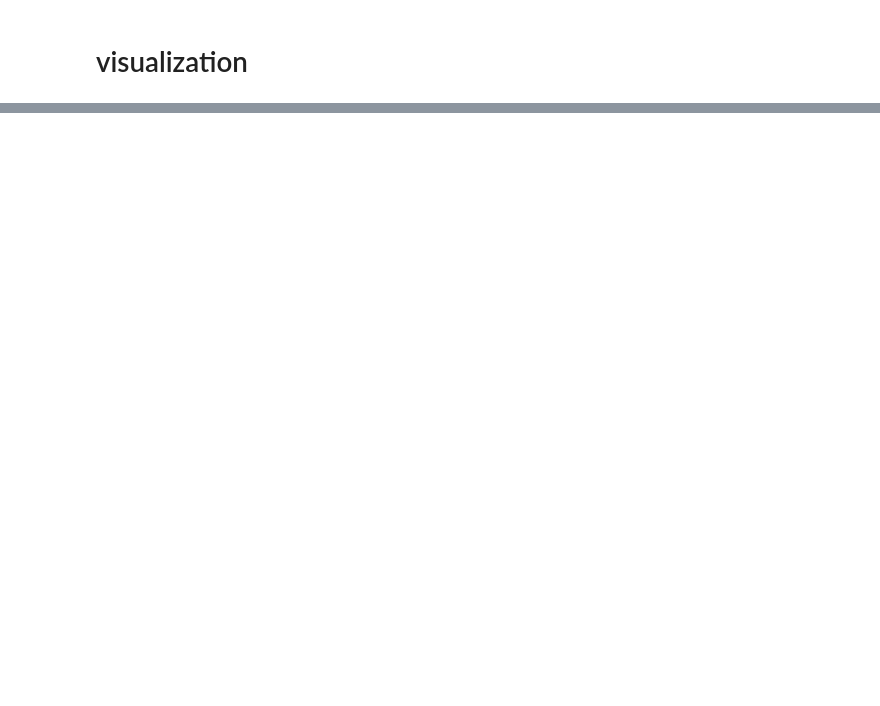
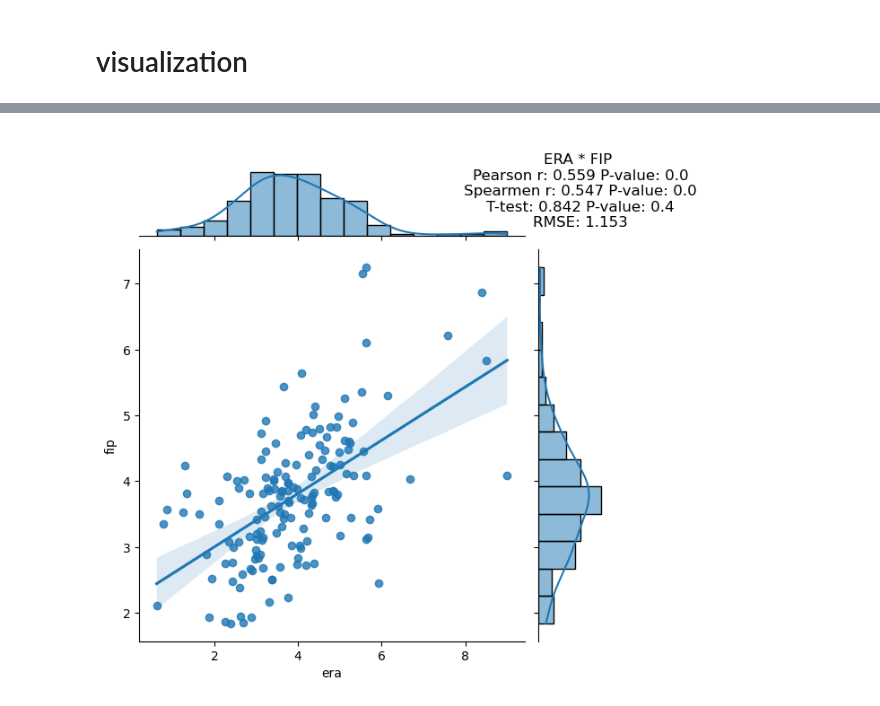
Before and after one commit to DerikVo/Baseball_analysis, a Jupyter notebook: code/BaseBall_general_analysis.ipynb, the cells around one changed output, grey strips where cells are left out. Saved outputs shown, nothing was run; the diff lists cells and outputs as text; code cells hidden in the pictures; blank space fills up the shorter version.

```diff
--- a/code/BaseBall_general_analysis.ipynb
+++ b/code/BaseBall_general_analysis.ipynb
@@ -233,0 +228,4 @@ plt.show()
+# %%
+make_corr(test)
+# %% [output]
+[figure, added]
```
Also changed, not shown: parts of 11 cells of this notebook.
